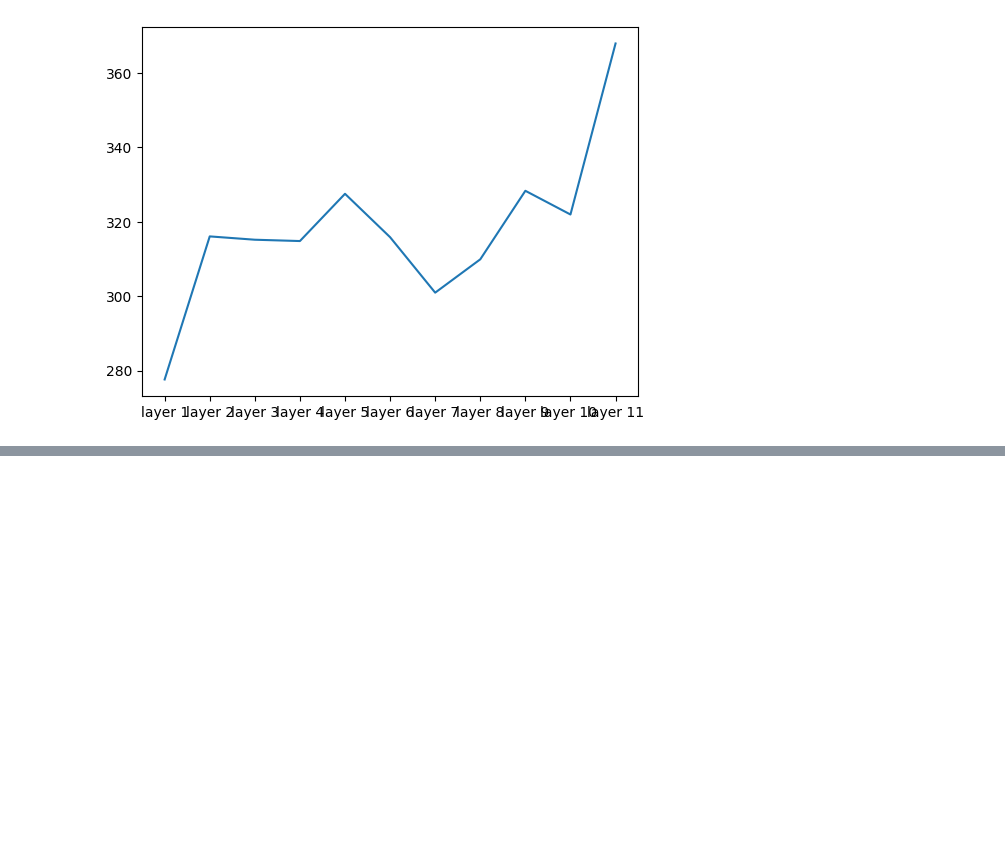
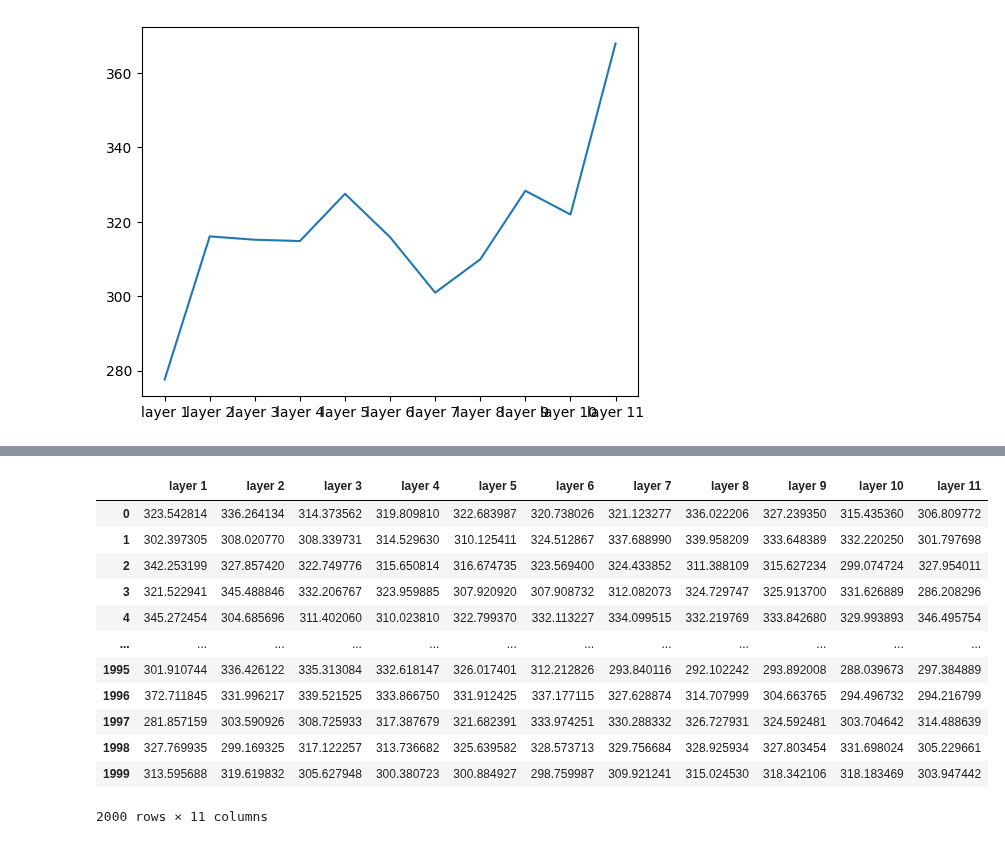
Before and after one commit to iAmBrig12/REU_AI_Thermography, a Jupyter notebook: data_exploration.ipynb, the cells around one changed output, grey strips where cells are left out. Cells and saved outputs as stored; diff of their text form; code cells hidden in the pictures; blank space fills up the shorter version.

```diff
--- a/data_exploration.ipynb
+++ b/data_exploration.ipynb
@@ -43,0 +48,16 @@ dataset = ThermDataset('combined_data.xlsx')
+# %%
+temp_train
+# %% [output]
+|  | layer 1 | layer 2 | layer 3 | layer 4 | layer 5 | layer 6 | layer 7 | layer 8 | layer 9 | layer 10 | layer 11 |
+| 0 | 323.542814 | 336.264134 | 314.373562 | 319.809810 | 322.683987 | 320.738026 | 321.123277 | 336.022206 | 327.239350 | 315.435360 | 306.809772 |
+| 1 | 302.397305 | 308.020770 | 308.339731 | 314.529630 | 310.125411 | 324.512867 | 337.688990 | 339.958209 | 333.648389 | 332.220250 | 301.797698 |
+| 2 | 342.253199 | 327.857420 | 322.749776 | 315.650814 | 316.674735 | 323.569400 | 324.433852 | 311.388109 | 315.627234 | 299.074724 | 327.954011 |
+| 3 | 321.522941 | 345.488846 | 332.206767 | 323.959885 | 307.920920 | 307.908732 | 312.082073 | 324.729747 | 325.913700 | 331.626889 | 286.208296 |
+| 4 | 345.272454 | 304.685696 | 311.402060 | 310.023810 | 322.799370 | 332.113227 | 334.099515 | 332.219769 | 333.842680 | 329.993893 | 346.495754 |
+| ... | ... | ... | ... | ... | ... | ... | ... | ... | ... | ... | ... |
+| 1995 | 301.910744 | 336.426122 | 335.313084 | 332.618147 | 326.017401 | 312.212826 | 293.840116 | 292.102242 | 293.892008 | 288.039673 | 297.384889 |
+| 1996 | 372.711845 | 331.996217 | 339.521525 | 333.866750 | 331.912425 | 337.177115 | 327.628874 | 314.707999 | 304.663765 | 294.496732 | 294.216799 |
+| 1997 | 281.857159 | 303.590926 | 308.725933 | 317.387679 | 321.682391 | 333.974251 | 330.288332 | 326.727931 | 324.592481 | 303.704642 | 314.488639 |
+| 1998 | 327.769935 | 299.169325 | 317.122257 | 313.736682 | 325.639582 | 328.573713 | 329.756684 | 328.925934 | 327.803454 | 331.698024 | 305.229661 |
+| 1999 | 313.595688 | 319.619832 | 305.627948 | 300.380723 | 300.884927 | 298.759987 | 309.921241 | 315.024530 | 318.342106 | 318.183469 | 303.947442 |
+2000 rows × 11 columns
```
Also changed, not shown: parts of 3 cells of this notebook, 3 other files.
